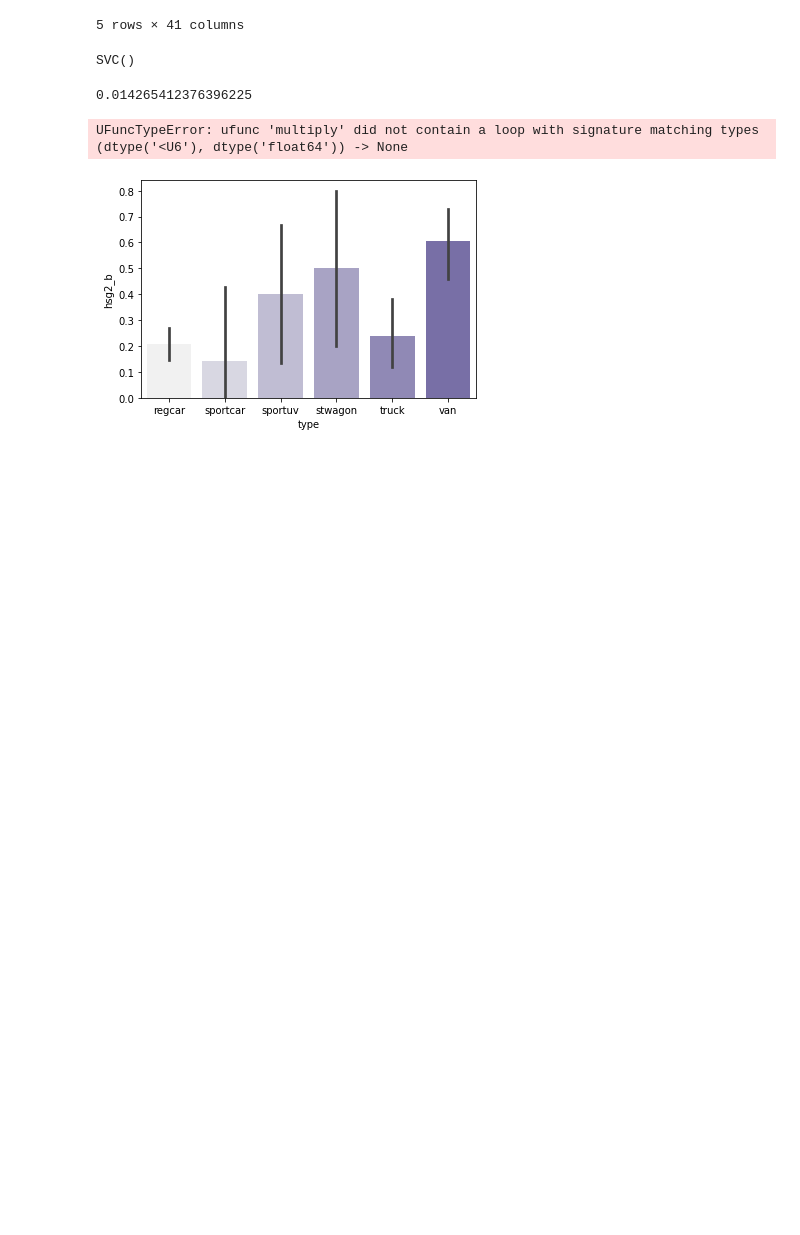
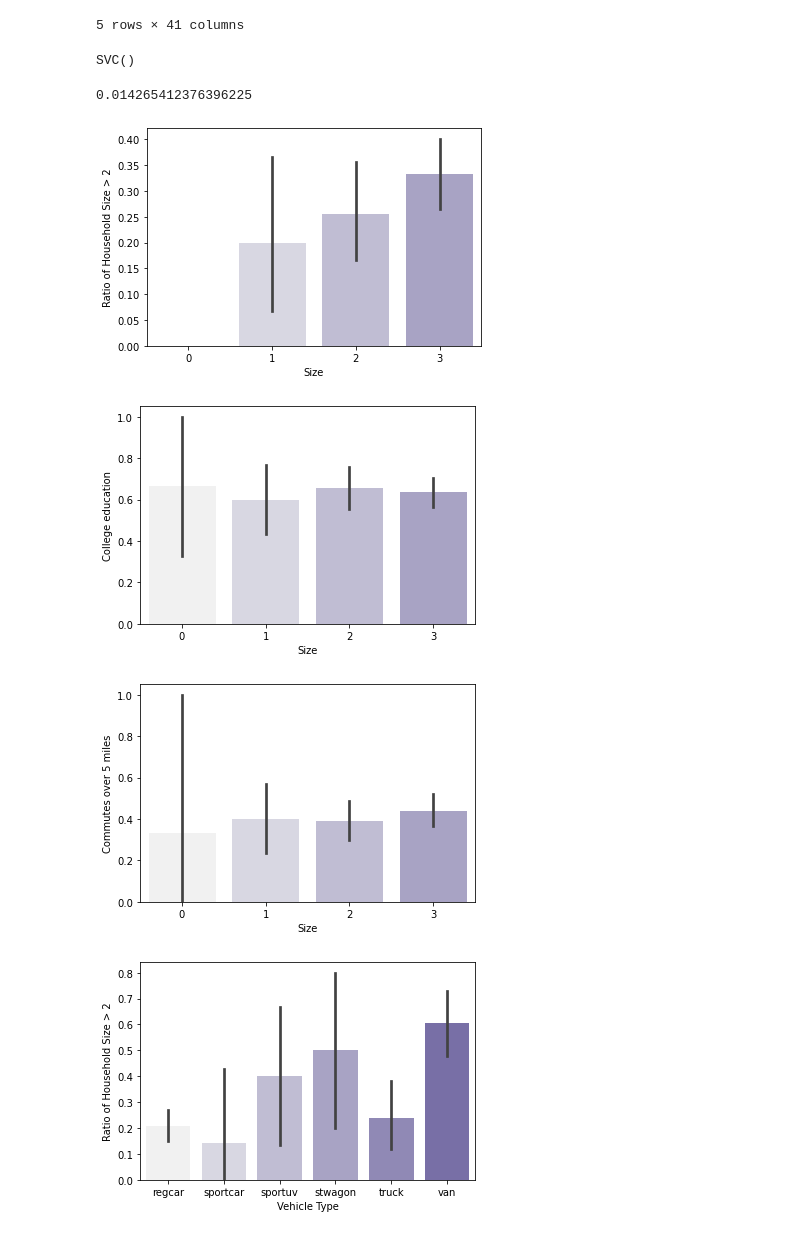
Before and after one commit to lucafanselau/bachelor-seminar-thesis, a Jupyter notebook: src/model.ipynb, the cells around one changed output. Drawn from its saved outputs; the diff is of its cells as text; code cells hidden in the pictures; blank space fills up the shorter version.

```diff
--- a/src/model.ipynb
+++ b/src/model.ipynb
@@ -81,6 +86,7 @@ reg.score(X, Y)
 # df
 df["hsg2_b"] = df["hsg2"].astype(bool)
 df["college_b"] = df["college"].astype(bool)
+df["coml5_b"] = df["coml5"].astype(bool)
 
 def assign_target(name: str, ordered = False):
   df[name] = get_target(name).astype("category")
@@ -91,23 +97,27 @@ assign_target("size", ordered=True)
 assign_target("type", ordered=True)
 assign_target("fuel", ordered=True)
 # %%
-def reg_box_plot(df: pd.DataFrame, y: str, ylabel: str):
+def reg_box_plot(df: pd.DataFrame, x: str, xlabel: str, y: str, ylabel: str):
   palette = sns.light_palette("#786fa6")
-  sns.barplot(data=df, x="type", y=y, saturation=1, palette=palette)
-  sns.regplot(data=df, x="type", y=y, scatter=False, color="#786fa6")
+  sns.barplot(data=df, x=x, y=y, saturation=1, palette=palette)
+  # sns.regplot(data=df, x="type", y=y, scatter=False, color="#786fa6")
 
-  plt.xlabel("Size")
+  plt.xlabel(xlabel)
   plt.ylabel(ylabel)
 
   plt.show()
 # %%
 # cat_df = pd.DataFrame({ "hsg2": Y["hsg2"].map(lambda a: a == 1), "size": X_cat.cat.as_ordered()})
 
 Xs = ["size", "type", "fuel"]
+X_labels = ["Size", "Vehicle Type", "Fuel Type"]
 
-
-reg_box_plot(df, y="hsg2_b", ylabel="Ratio of Household Size > 2")
-reg_box_plot(df, y="college_b", ylabel="Ratio of People with college education")
+for (x, xlabel) in zip(Xs, X_labels):
+  reg_box_plot(df, x=x, xlabel=xlabel, y="hsg2_b", ylabel="Ratio of Household Size > 2")
+  reg_box_plot(df, x=x, xlabel=xlabel, y="college_b", ylabel="College education")
+  reg_box_plot(df, x=x, xlabel=xlabel, y="coml5_b", ylabel="Commutes over 5 miles")
 # %% [output]
-UFuncTypeError: ufunc 'multiply' did not contain a loop with signature matching types (dtype('<U6'), dtype('float64')) -> None
-[figure, old version]
+[figure, new version]
+[figure, added]
+[figure, added]
+[figure, added]
```
Also changed, not shown: parts of 15 cells of this notebook, 10 other files.
